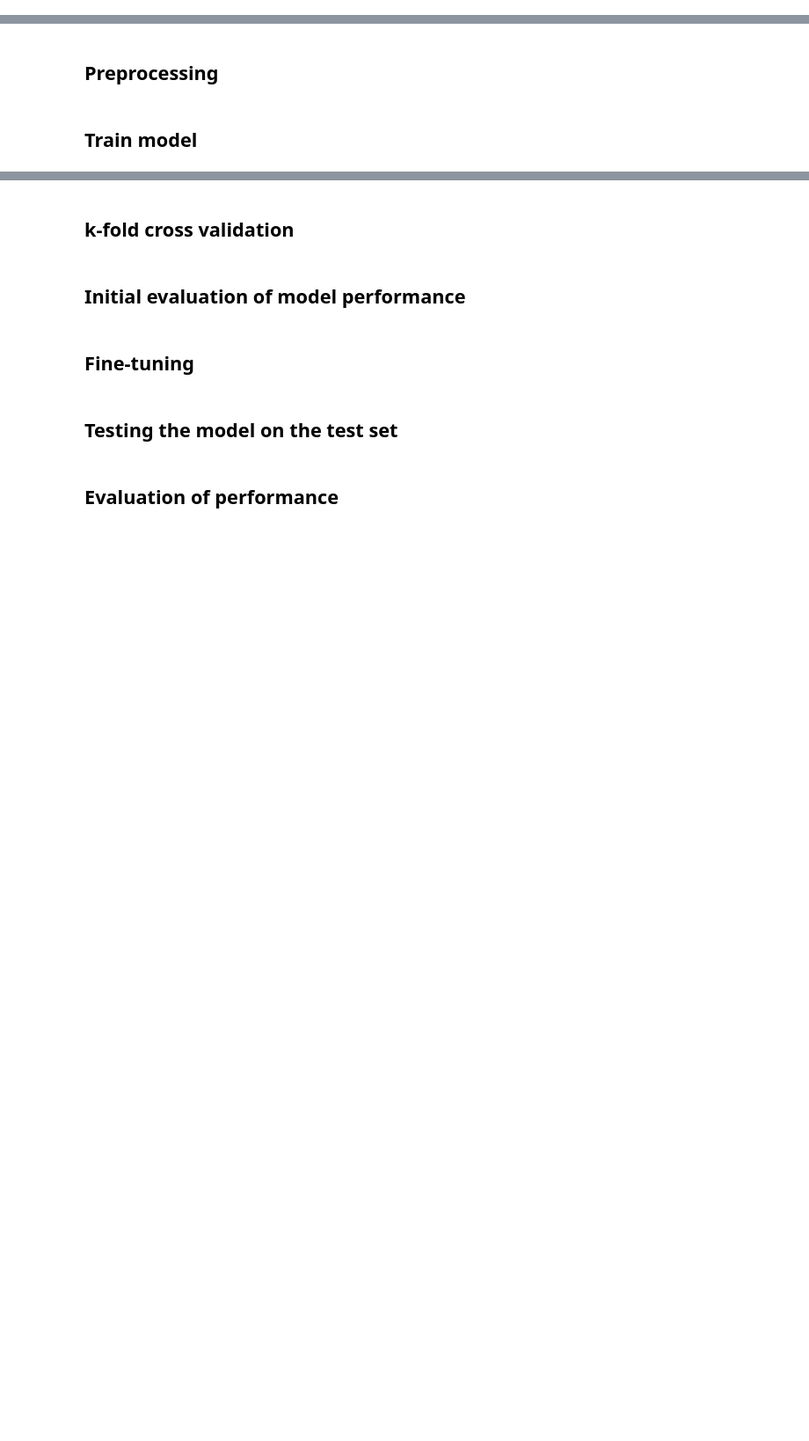
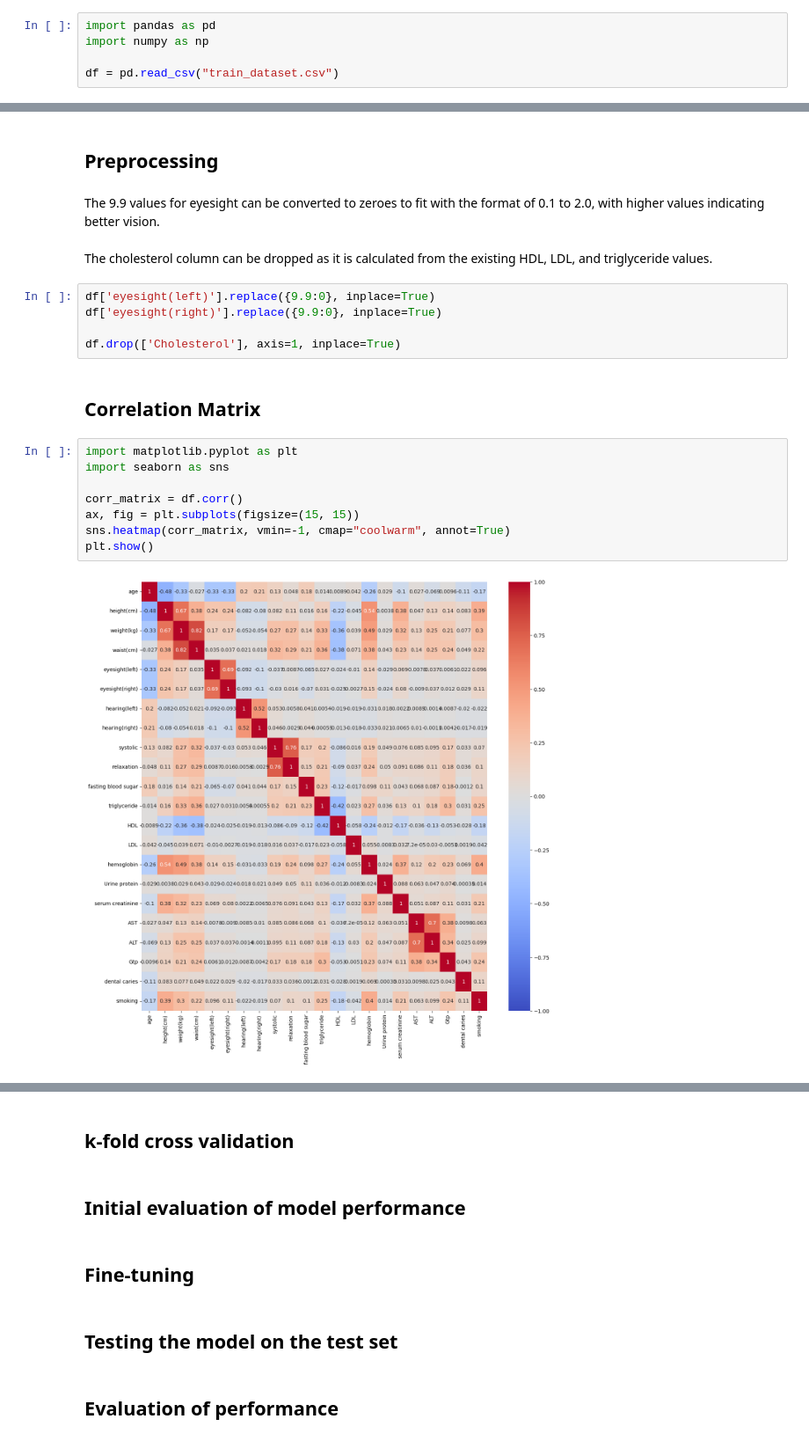
Before and after one commit to miguel-peralta/smoking-status-svm, a Jupyter notebook: model.ipynb, the cells around one changed output, grey strips where cells are left out. Shown at 88% size. Cells and saved outputs as stored; diff of their text form; blank space fills up the shorter version.

Commit message:
Data exploration, preprocessing, correlation, train test splits done

```diff
--- a/model.ipynb
+++ b/model.ipynb
@@ -4,0 +10,5 @@ Author: Miguel Candido Aurora Peralta
+# %%
+import pandas as pd
+import numpy as np
+
+df = pd.read_csv("train_dataset.csv")
@@ -51,4 +66,22 @@ train_df
 # %% [markdown]
 ## Preprocessing
-# %% [markdown]
-## Train model
+# %% [markdown]
+The 9.9 values for eyesight can be converted to zeroes to fit with the format of 0.1 to 2.0, with higher values indicating better vision. <br><br>
+The cholesterol column can be dropped as it is calculated from the existing HDL, LDL, and triglyceride values.
+# %%
+df['eyesight(left)'].replace({9.9:0}, inplace=True)
+df['eyesight(right)'].replace({9.9:0}, inplace=True)
+
+df.drop(['Cholesterol'], axis=1, inplace=True)
+# %% [markdown]
+## Correlation Matrix
+# %%
+import matplotlib.pyplot as plt
+import seaborn as sns
+
+corr_matrix = df.corr()
+ax, fig = plt.subplots(figsize=(15, 15))
+sns.heatmap(corr_matrix, vmin=-1, cmap="coolwarm", annot=True)
+plt.show()
+# %% [output]
+[figure, added]
```
Also changed, not shown: parts of 13 cells of this notebook.
